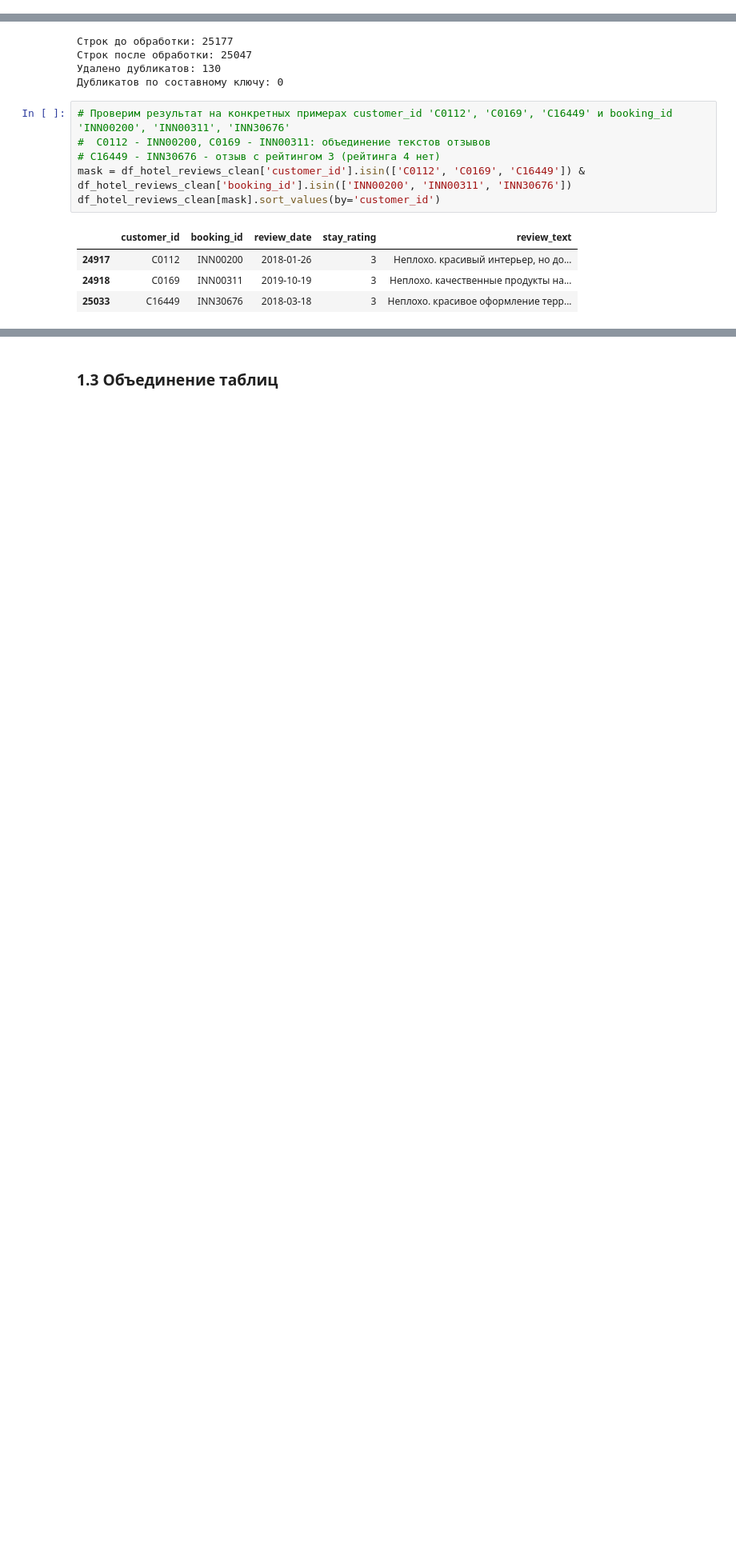
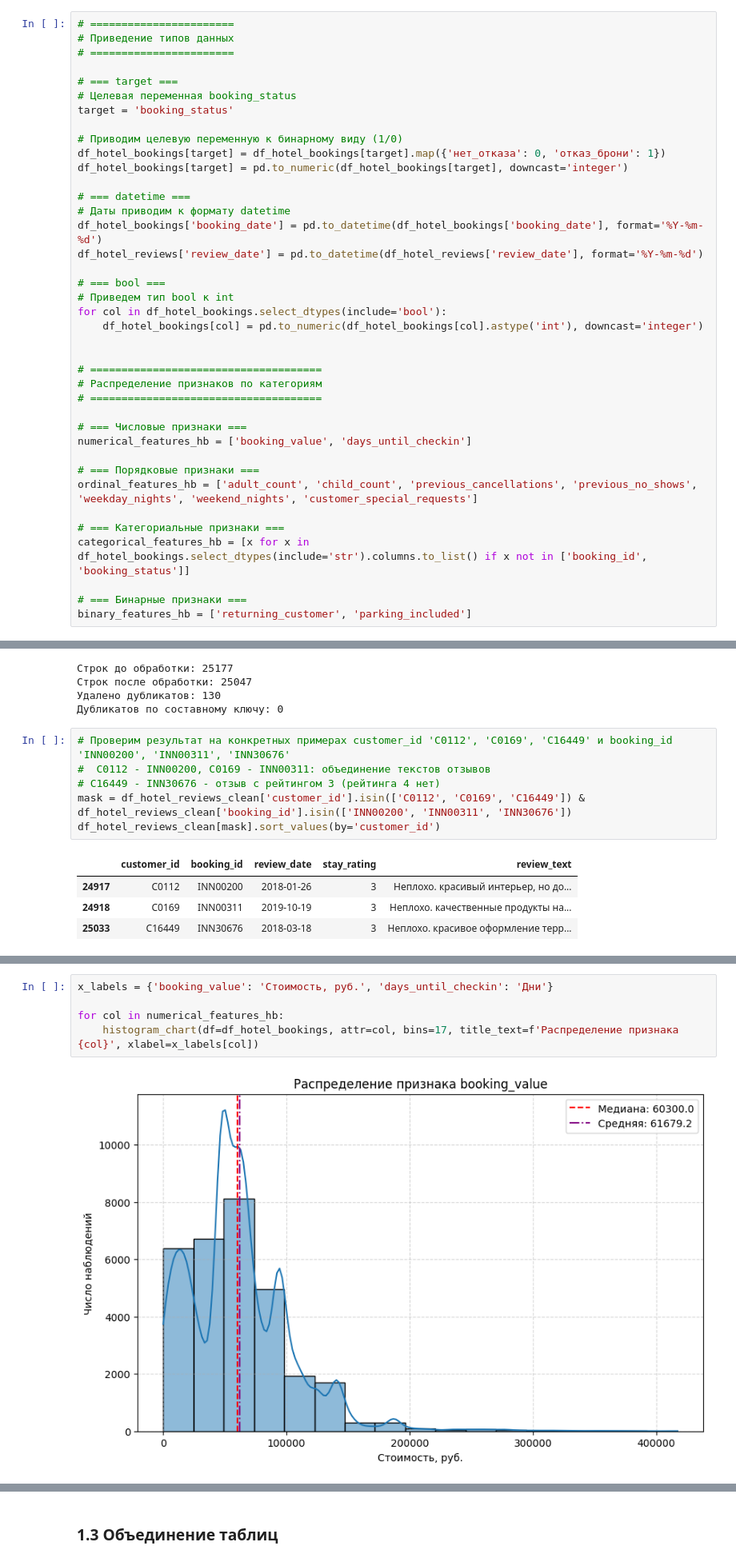
Before and after one commit to TemaQDX/project_module_04_urbanstay, a Jupyter notebook: project_module_04_urbanstay_Artem_Burov.ipynb, the cells around one changed output, grey strips where cells are left out. Shown at 80% size. Drawn from its saved outputs; the diff is of its cells as text; blank space fills up the shorter version.

```diff
--- a/project_module_04_urbanstay_Artem_Burov.ipynb
+++ b/project_module_04_urbanstay_Artem_Burov.ipynb
@@ -551,3 +553,42 @@ df_hotel_reviews.head()
 
 - Сделайте выводы о выбросах, пропусках, дубликатах и других аномалиях  в каждой таблице.
 - Проведите необходимую предобработку данных.
+# %%
+# =======================
+# Приведение типов данных
+# =======================
+
+# === target ===
+# Целевая переменная booking_status
+target = 'booking_status'
+
+# Приводим целевую переменную к бинарному виду (1/0)
+df_hotel_bookings[target] = df_hotel_bookings[target].map({'нет_отказа': 0, 'отказ_брони': 1})
+df_hotel_bookings[target] = pd.to_numeric(df_hotel_bookings[target], downcast='integer')
+
+# === datetime ===
+# Даты приводим к формату datetime
+df_hotel_bookings['booking_date'] = pd.to_datetime(df_hotel_bookings['booking_date'], format='%Y-%m-%d')
+df_hotel_reviews['review_date'] = pd.to_datetime(df_hotel_reviews['review_date'], format='%Y-%m-%d')
+
+# === bool ===
+# Приведем тип bool к int
+for col in df_hotel_bookings.select_dtypes(include='bool'):
+    df_hotel_bookings[col] = pd.to_numeric(df_hotel_bookings[col].astype('int'), downcast='integer')
+
+
+# =====================================
+# Распределение признаков по категориям
+# =====================================
+
+# === Числовые признаки ===
+numerical_features_hb = ['booking_value', 'days_until_checkin']
+
+# === Порядковые признаки ===
+ordinal_features_hb = ['adult_count', 'child_count', 'previous_cancellations', 'previous_no_shows', 'weekday_nights', 'weekend_nights', 'customer_special_requests']
+
+# === Категориальные признаки ===
+categorical_features_hb = [x for x in df_hotel_bookings.select_dtypes(include='str').columns.to_list() if x not in ['booking_id', 'booking_status']]
+
+# === Бинарные признаки ===
+binary_features_hb = ['returning_customer', 'parking_included']
@@ -731,0 +791,7 @@ df_hotel_reviews_clean[mask].sort_values(by='customer_id')
+# %%
+x_labels = {'booking_value': 'Стоимость, руб.', 'days_until_checkin': 'Дни'}
+
+for col in numerical_features_hb:
+    histogram_chart(df=df_hotel_bookings, attr=col, bins=17, title_text=f'Распределение признака {col}', xlabel=x_labels[col])
+# %% [output]
+[figure, added]
```
Also changed, not shown: parts of 24 cells of this notebook.
